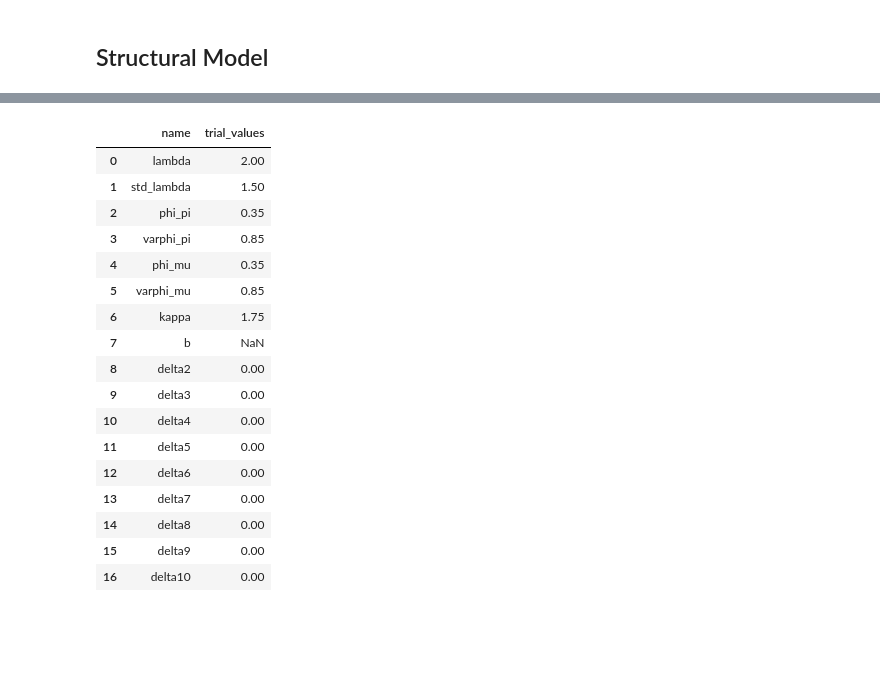
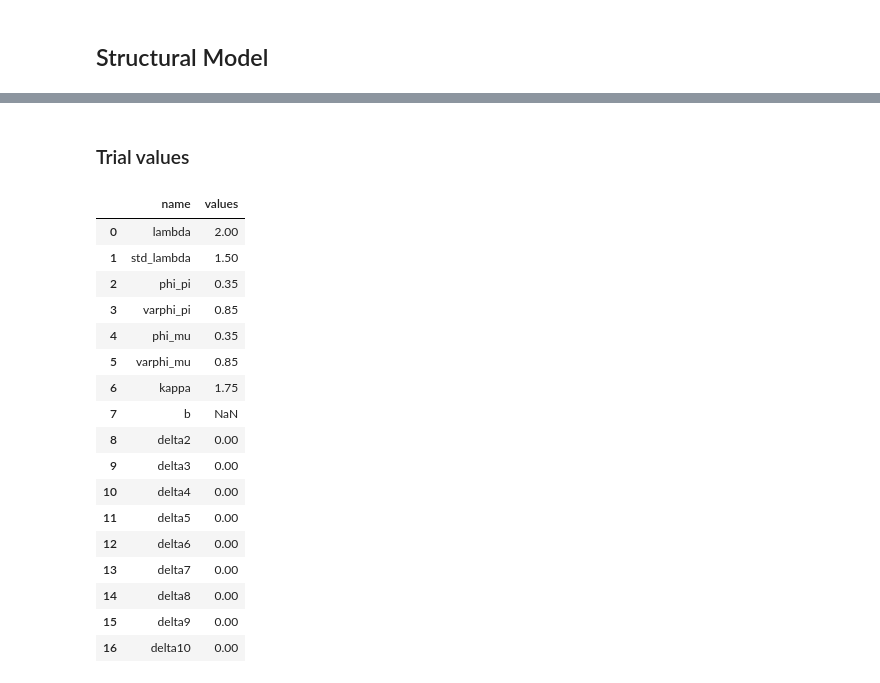
Before and after one commit to VincentSelz/microeconometrics-course-project-VincentSelz, a Jupyter notebook: Project-VincentSelz.ipynb, the cells around one changed output, grey strips where cells are left out. Cells and saved outputs as stored; diff of their text form; code cells hidden in the pictures; blank space fills up the shorter version.

```diff
--- a/Project-VincentSelz.ipynb
+++ b/Project-VincentSelz.ipynb
@@ -461,7 +621,10 @@ observed_moments = {
+# %% [markdown]
+### Trial values
 # %%
-trial_values()
+trial_values = trial_values()
+trial_values
 # %% [output]
-|  | name | trial_values |
+|  | name | values |
 | 0 | lambda | 2.00 |
 | 1 | std_lambda | 1.50 |
 | 2 | phi_pi | 0.35 |
```
Also changed, not shown: parts of 38 cells of this notebook.
